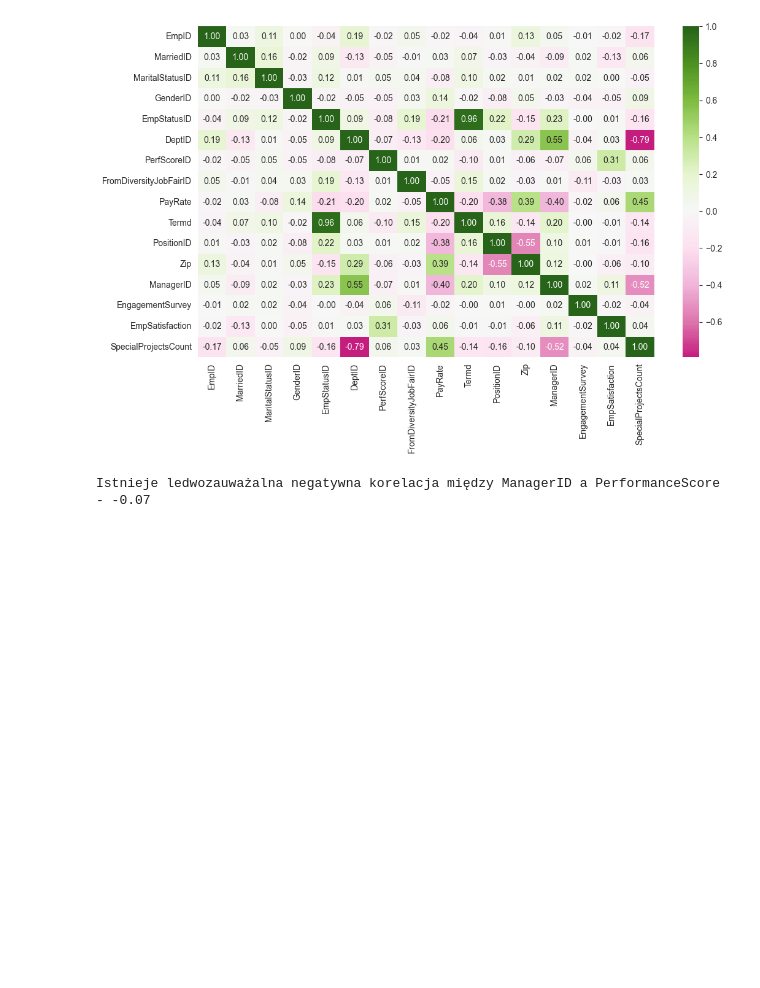
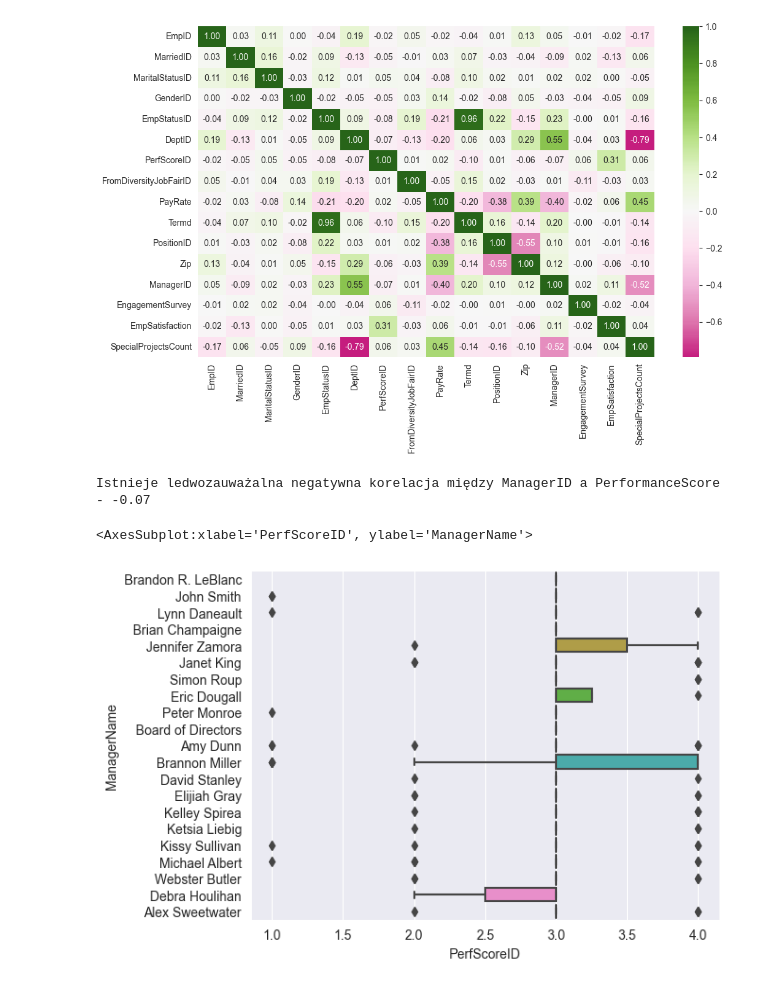
Before and after one commit to PiotrWitaszek/Seaborn, a Jupyter notebook: sb.ipynb, the cells around one changed output. Cells and saved outputs as stored; diff of their text form; code cells hidden in the pictures; blank space fills up the shorter version.

```diff
--- a/sb.ipynb
+++ b/sb.ipynb
@@ -33,8 +33,13 @@ plt.show()
 # %%
 # 1 Czy istnieje zależność pomiędzy tym, kto jest bezpośrednim przełożonym (ManagerName, ManagerID) danego pracownika, a oceną wydajności pracy (PerformanceScore)?
 print("Istnieje ledwozauważalna negatywna korelacja między ManagerID a PerformanceScore - -0.07")
+df.columns.to_list()
+sns.boxplot(y='ManagerName',x='PerfScoreID',data=df)
+#df['PerfScore'].value_counts()
 # %% [output]
 Istnieje ledwozauważalna negatywna korelacja między ManagerID a PerformanceScore - -0.07
+<AxesSubplot:xlabel='PerfScoreID', ylabel='ManagerName'>
+[figure, added]
 # %%
 # 2 Jakie źródła pozyskania pracownika (Recruitment Source) są najlepsze, jeśli zależy nam na jak najdłuższym stażu pracowników?
 
```
Also changed, not shown: parts of 4 cells of this notebook.
